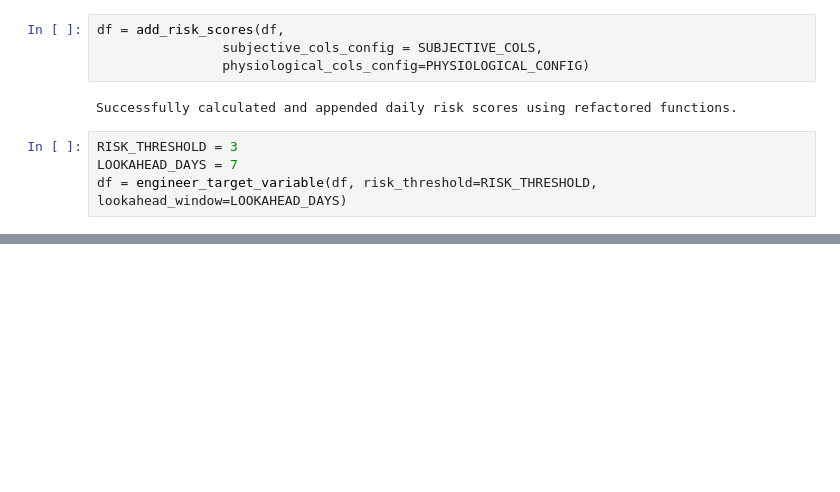
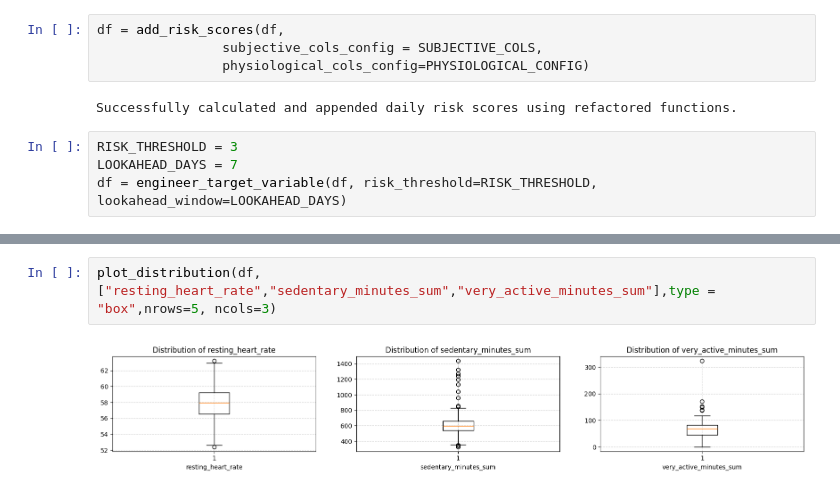
Before and after one commit to ahmedhanifc/DSAI3301---Physiological-Signals-Mental-Health-Assessment, a Jupyter notebook: analysis_v2.ipynb, the cells around one changed output, grey strips where cells are left out. Drawn from its saved outputs; the diff is of its cells as text; blank space fills up the shorter version.

```diff
--- a/analysis_v2.ipynb
+++ b/analysis_v2.ipynb
@@ -100,0 +157,4 @@ df = engineer_target_variable(df, risk_threshold=RISK_THRESHOLD, lookahead_windo
+# %%
+plot_distribution(df, ["resting_heart_rate","sedentary_minutes_sum","very_active_minutes_sum"],type = "box",nrows=5, ncols=3)
+# %% [output]
+[figure, added]
```
Also changed, not shown: parts of 11 cells of this notebook, 10 other files.
